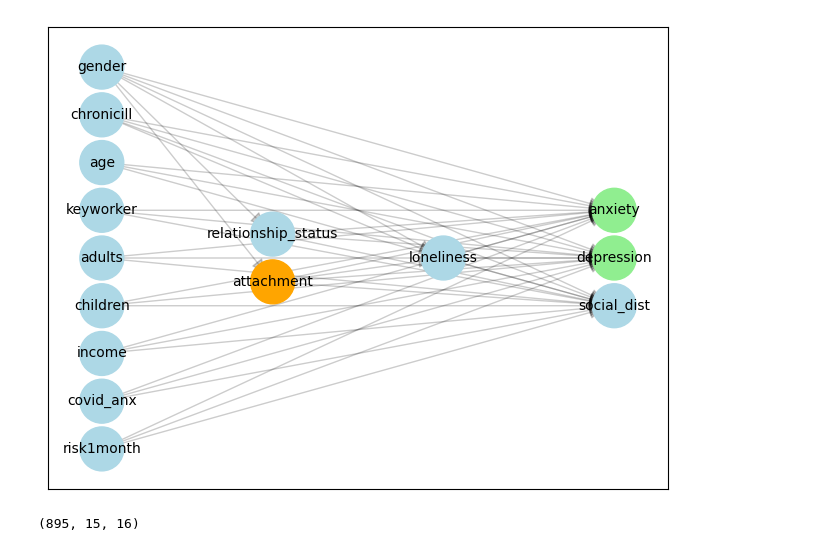
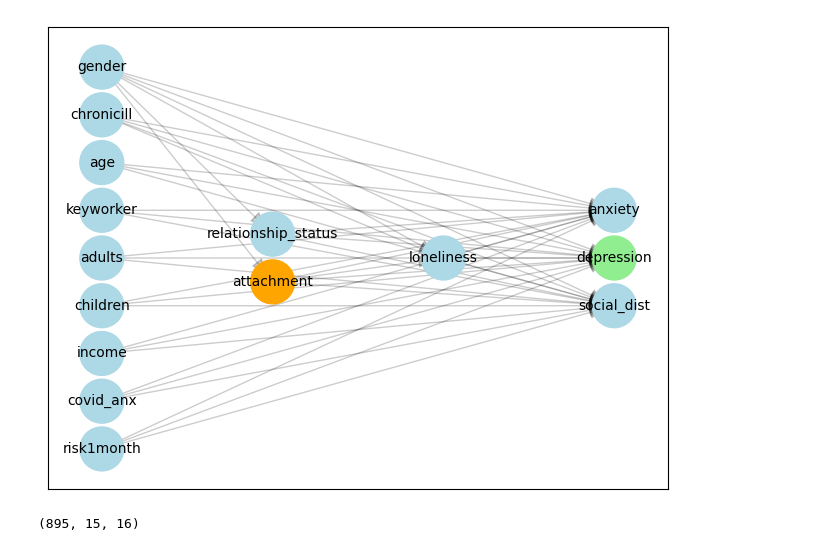
Before and after one commit to matthewvowels1/Causal_Transformer, a Jupyter notebook: Eval/realworld/realworld-eval.ipynb, the cells around one changed output. Drawn from its saved outputs; the diff is of its cells as text; code cells hidden in the pictures.

```diff
--- a/Eval/realworld/realworld-eval.ipynb
+++ b/Eval/realworld/realworld-eval.ipynb
@@ -157,36 +157,36 @@ DAGnx.add_edges_from([
 
 for layer, nodes in enumerate(nx.topological_generations(DAGnx)):
     # `multipartite_layout` expects the layer as a node attribute, so add the
     # numeric layer value as a node attribute
     for node in nodes:
         DAGnx.nodes[node]["layer"] = layer
 
 pos = nx.multipartite_layout(DAGnx, subset_key="layer")  # You can try different layouts like shell_layout, circular_layout, etc.
 plt.figure(figsize=(8, 6))
 
-highlight_nodes = ['depression', 'anxiety', 'attachment']
+highlight_nodes = ['depression', 'attachment']
 
 # Define node colors:
 # 'depression' and 'anxiety' in lightgreen, 'attachment' in orange, and the rest in lightblue
 node_colors = [
     'orange' if node == 'attachment' else
-    'lightgreen' if node in ['depression', 'anxiety'] else
+    'lightgreen' if node in ['depression'] else
     'lightblue'
     for node in DAGnx.nodes()
 ]
 
 
 # Define node sizes: make highlighted nodes bigger
 node_sizes = [1000 if node in highlight_nodes else 1000 for node in DAGnx.nodes()]
 # Draw the nodes and edges
 nx.draw_networkx_nodes(DAGnx, pos, node_color=node_colors, node_size=node_sizes)
 nx.draw_networkx_labels(DAGnx, pos, font_size=10)
 nx.draw_networkx_edges(DAGnx, pos, arrowstyle='-|>', arrowsize=20, alpha=0.2)
 
 plt.savefig('realworld_dag.png', dpi=150)
 plt.show()
 # %% [output]
-[figure, old version]
+[figure, new version]
 # %%
 DAGnx = reorder_dag(dag=DAGnx)  # topologically sorted dag
 var_names = list(DAGnx.nodes())
```
Also changed, not shown: 1 other file.
